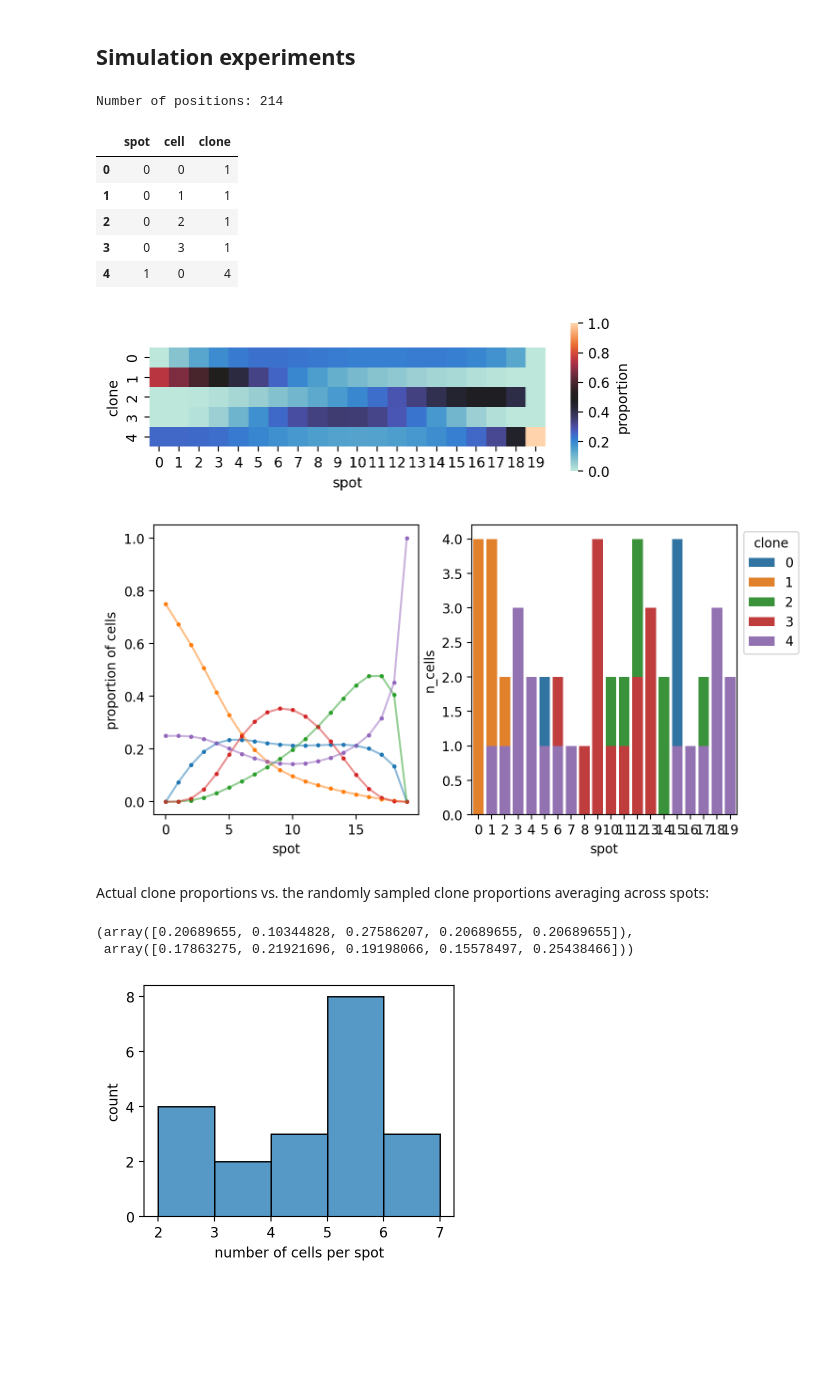
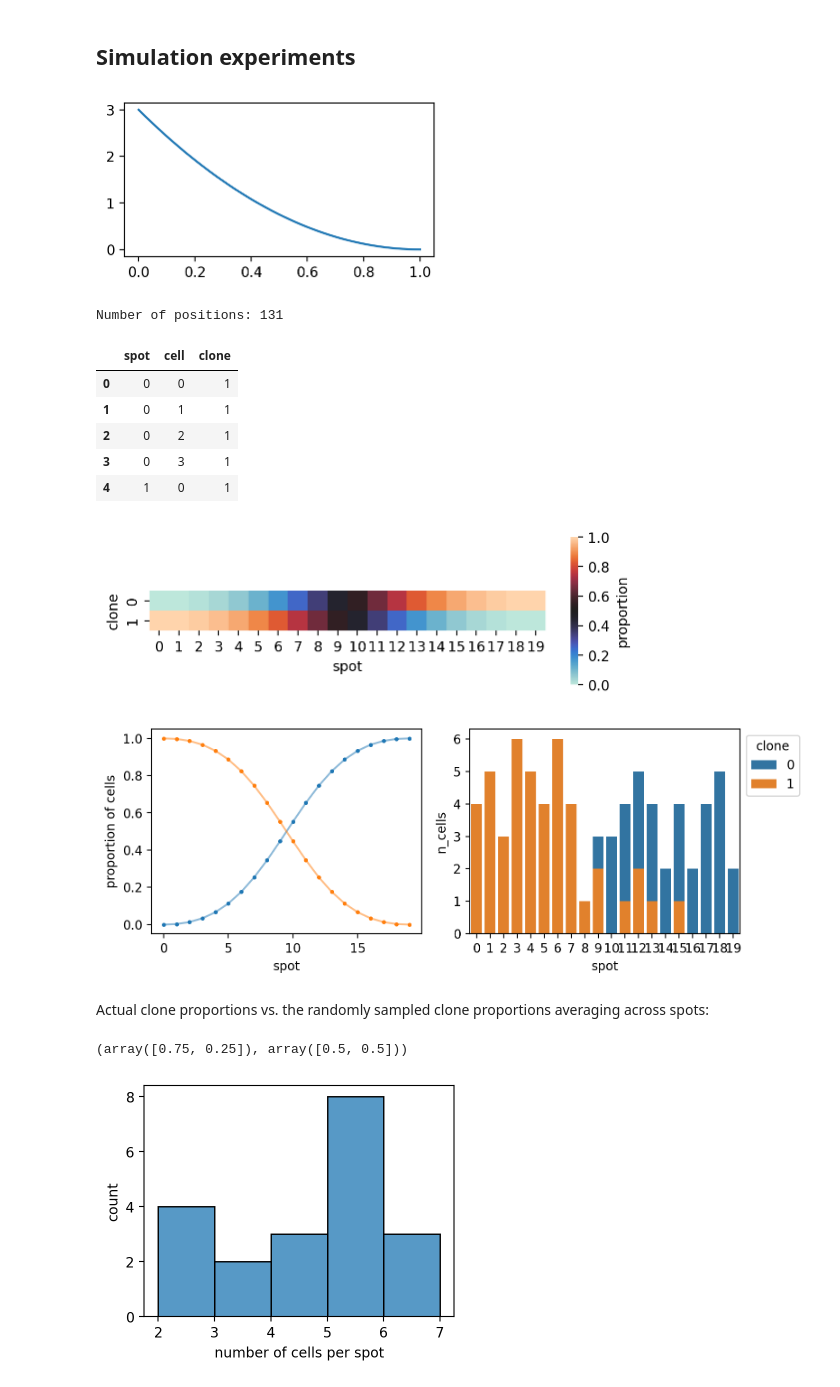
Before and after one commit to jhrcook/pymc-tumoroscope, a Jupyter notebook: tumoroscope.ipynb, the cells around one changed output. Saved outputs shown, nothing was run; the diff lists cells and outputs as text; code cells hidden in the pictures; blank space fills up the shorter version.

Commit message:
feat: working model, but needs some help with fitting

```diff
--- a/tumoroscope.ipynb
+++ b/tumoroscope.ipynb
@@ -16,6 +17,14 @@ import seaborn as sns
 # %%
 %matplotlib inline
 %config InlineBackend.figure_format='retina'
+# %%
+# Arviz config.
+az.rcparams.rcParams["stats.hdi_prob"] = 0.89
+
+# Models directory.
+models_dir = Path("models")
+if not models_dir.exists():
+    models_dir.mkdir()
 # %% [markdown]
 ## Introduction
 # %% [markdown]
@@ -201,12 +215,20 @@ plt.show()
 [figure]
 # %% [markdown]
 ## Simulation experiments
+# %%
+_, ax = plt.subplots(figsize=(4, 2))
+x = np.linspace(0, 1, 500)
+y = scipy.stats.beta(1, 3).pdf(x)
+ax.plot(x, y)
+plt.show()
+# %% [output]
+[figure, added]
 # %%
 # Set seed for reproducible results.
 np.random.seed(8383)
 
 # Set true underlying constants.
-N_CLONES = 5
+N_CLONES = 2
 N_SPOTS = 20
 n_positions = 300  # changes below
 
@@ -215,18 +237,16 @@ cell_counts = np.random.randint(2, 8, size=N_SPOTS)
 
 # True mutations for each clone.
 clone_mutations = np.hstack(
-    [
-        np.random.binomial(1, p, size=(n_positions, 1))
-        for p in [0.05, 0.1, 0.2, 0.3, 0.4]
-    ]
+    [np.random.binomial(1, p, size=(n_positions, 1)) for p in [0.5, 0.5]]
 )
 # Drop positions without any mutations.
-clone_mutations = clone_mutations[clone_mutations.sum(axis=1) > 0, :]
+clone_mutations = clone_mutations[clone_mutations.sum(axis=1) > 0.0, :]
+clone_mutations = clone_mutations[clone_mutations.mean(axis=1) < 1.0, :]
 n_positions = clone_mutations.shape[0]
 print(f"Number of positions: {n_positions}")
 
 # Assign probability distribution over spots for each clone.
-clone_props_params = [(2, 2), (1, 3), (4, 2), (5, 5), (1, 1)]
+clone_props_params = [(3, 1), (1, 3)]
 spots_x = np.linspace(0, 1, N_SPOTS)
 clone_proportions = np.hstack(
     [scipy.stats.beta(a, b).pdf(spots_x)[:, None] for a, b in clone_props_params]
@@ -246,13 +266,13 @@ for spot_i in range(N_SPOTS):
 cell_labels = pd.DataFrame(_cell_labels, columns=["spot", "cell", "clone"])
 cell_labels.head()
 # %% [output]
-Number of positions: 214
+Number of positions: 131
 |  | spot | cell | clone |
 | 0 | 0 | 0 | 1 |
 | 1 | 0 | 1 | 1 |
 | 2 | 0 | 2 | 1 |
 | 3 | 0 | 3 | 1 |
-| 4 | 1 | 0 | 4 |
+| 4 | 1 | 0 | 1 |
 # %%
 ax = sns.heatmap(
     clone_proportions.T,
@@ -267,42 +287,42 @@ ax.set_xlabel("spot")
 ax.set_ylabel("clone")
 plt.show()
 # %% [output]
-[figure, old version]
+[figure, new version]
 # %%
-fig, axes = plt.subplots(ncols=2, figsize=(8, 4))
+fig, axes = plt.subplots(ncols=2, figsize=(8, 3))
 
 ax = axes[0]
 for i in range(clone_proportions.shape[1]):
     x = np.arange(clone_proportions.shape[0])
     ax.plot(x, clone_proportions[:, i], label=f"{i}", alpha=0.5)
     ax.scatter(x, clone_proportions[:, i], s=5)
 
 ax.set_xlabel("spot")
 ax.set_ylabel("proportion of cells")
 
 ax = axes[1]
 clones_per_spot = (
     cell_labels.groupby(["spot", "clone"])
     .count()
     .reset_index()
     .rename(columns={"cell": "n_cells"})
     .astype({"clone": "category"})
 )
 
 sns.barplot(
     data=clones_per_spot, x="spot", y="n_cells", hue="clone", ax=ax, dodge=False
 )
 ax.legend(loc="upper left", bbox_to_anchor=(1, 1), title="clone")
+fig.tight_layout()
 plt.show()
 # %% [output]
-[figure, old version]
+[figure, new version]
 # %% [markdown]
 Actual clone proportions vs. the randomly sampled clone proportions averaging across spots:
 # %%
 F, clone_proportions.mean(axis=0)
 # %% [output]
-(array([0.20689655, 0.10344828, 0.27586207, 0.20689655, 0.20689655]),
- array([0.17863275, 0.21921696, 0.19198066, 0.15578497, 0.25438466]))
+(array([0.75, 0.25]), array([0.5, 0.5]))
 # %%
 _, ax = plt.subplots(figsize=(4, 3))
 sns.histplot(cell_counts.flatten(), binwidth=1, ax=ax)
```
Also changed, not shown: parts of 17 cells of this notebook, 23 other files.
